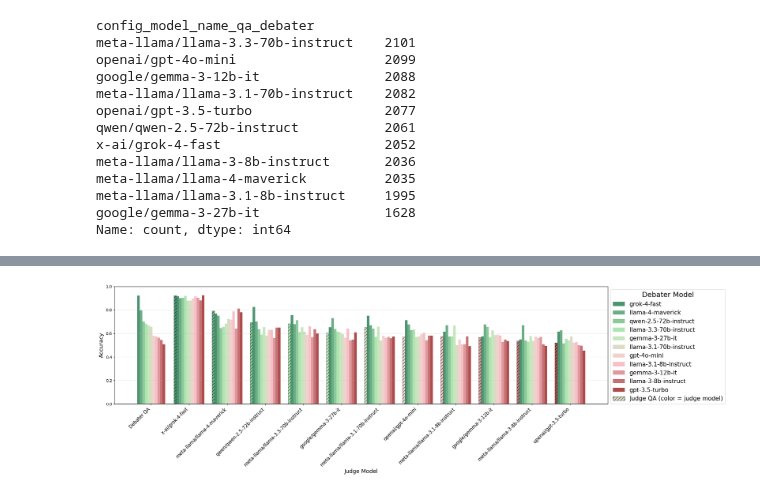
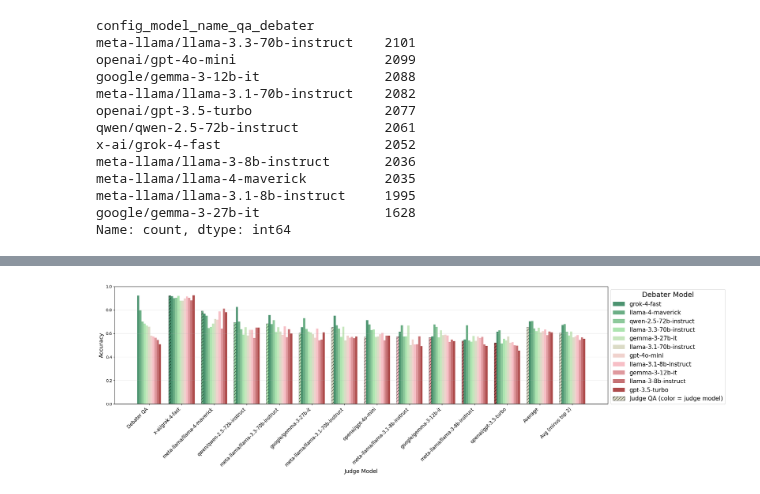
Before and after one commit to joshlevy89/llm_judge_debate_NEW, a Jupyter notebook: analysis/poster.ipynb, the cells around one changed output, grey strips where cells are left out. Saved outputs shown, nothing was run; the diff lists cells and outputs as text; code cells hidden in the pictures.

Commit message:
avg and avg minus 2 working

```diff
--- a/analysis/poster.ipynb
+++ b/analysis/poster.ipynb
@@ -345,3 +344,4 @@ google/gemma-3-27b-it                1628
 Name: count, dtype: int64
 # %%
 aggregate_acc = aggregate_by_fields(verdicts_df, fields=['verdict_run_id_verdicts'])
+aggregate_acc = aggregate_acc.merge(verdicts_df[['verdict_run_id_verdicts', 'config_judge_model_verdicts', 'config_debater_model_debates']].drop_duplicates(), left_on='name', right_on='verdict_run_id_verdicts', how='inner')
@@ -347,0 +357,10 @@ aggregate_acc = aggregate_by_fields(verdicts_df, fields=['verdict_run_id_verdict
+# %%
+verdict_avg = aggregate_acc.groupby('config_debater_model_debates')['verdict_acc'].mean()
+qa_avg = aggregate_acc.groupby('config_debater_model_debates')['judge_qa_acc'].mean().mean()
+
+temp = aggregate_acc[~aggregate_acc['config_judge_model_verdicts'].isin(['x-ai/grok-4-fast', 'meta-llama/llama-4-maverick'])]
+verdict_avg_minus2 = temp.groupby('config_debater_model_debates')['verdict_acc'].mean()
+qa_avg_minus2 = temp.groupby('config_debater_model_debates')['judge_qa_acc'].mean().mean()
+
+print(verdict_avg, qa_avg)
+print(verdict_avg_minus2, qa_avg_minus2)
@@ -444,31 +481,53 @@ for run_idx in [0]:
         for i, debate_run_id in enumerate(debate_run_ids):
             row = plot_data[(plot_data['model'] == judge_model) &
                            (plot_data['debate_run_id'] == debate_run_id)]
             if len(row) > 0:
                 verdict_acc = row['verdict_acc'].values[0]
                 offset = ((i + 1) - (n_debates + 1) / 2 + 0.5) * width
                 ax.bar(x_pos + offset, verdict_acc, width, color=colors[i], alpha=0.7)
 
+    # Add Average groups
+    for avg_idx, (avg_label, qa_val, verdict_series) in enumerate([
+        ('Average', qa_avg, verdict_avg),
+        ('Avg (minus top 2)', qa_avg_minus2, verdict_avg_minus2)
+    ]):
+        x_pos = len(judge_models) + 1 + avg_idx
+        x_labels.append(avg_label)
+
+        # First bar: Average Judge QA
+        offset = (0 - (n_debates + 1) / 2 + 0.5) * width
+        avg_color = custom_cmap(0.5)
+        ax.bar(x_pos + offset, qa_val, width, color=avg_color, alpha=0.7, hatch='///', edgecolor='black', linewidth=0.5)
+
+        # Remaining bars: Average Verdicts for each debate run
+        for i, debate_run_id in enumerate(debate_run_ids):
+            debater_model_full = plot_data[plot_data['debate_run_id'] == debate_run_id].iloc[0]['config_debater_model_debates']
+            verdict_val = verdict_series[debater_model_full]
+            offset = ((i + 1) - (n_debates + 1) / 2 + 0.5) * width
+            ax.bar(x_pos + offset, verdict_val, width, color=colors[i], alpha=0.7)
+
+    x_positions = np.arange(len(x_labels))
+
     ax.set_xlabel('Judge Model', fontsize=14)
     ax.set_ylabel('Accuracy', fontsize=14)
     ax.set_xticks(x_positions)
     ax.set_xticklabels(x_labels, rotation=45, ha='right', fontsize=12)
 
     from matplotlib.patches import Patch
 
     legend_elements = []
     for i, debate_run_id in enumerate(debate_run_ids):
         label = f"{debate_run_id_labels.get(debate_run_id, debate_run_id)}"
         legend_elements.append(Patch(facecolor=colors[i], alpha=0.7, label=label))
 
     judge_qa_color = custom_cmap(0.5)
     legend_elements.append(Patch(facecolor=judge_qa_color, alpha=0.7, hatch='///', edgecolor='black', label='Judge QA (color = judge model)'))
 
     ax.grid(axis='y', alpha=0.3)
     ax.set_ylim([0, 1])
     ax.legend(handles=legend_elements, loc='upper left', bbox_to_anchor=(1, 1), title='Debater Model', fontsize=15, title_fontsize=18)
 
     plt.tight_layout(rect=[0, 0, 0.9, 1])
     plt.show()
 # %% [output]
-[figure, old version]
+[figure, new version]
```
Also changed, not shown: parts of 4 cells of this notebook, 1 other file.
